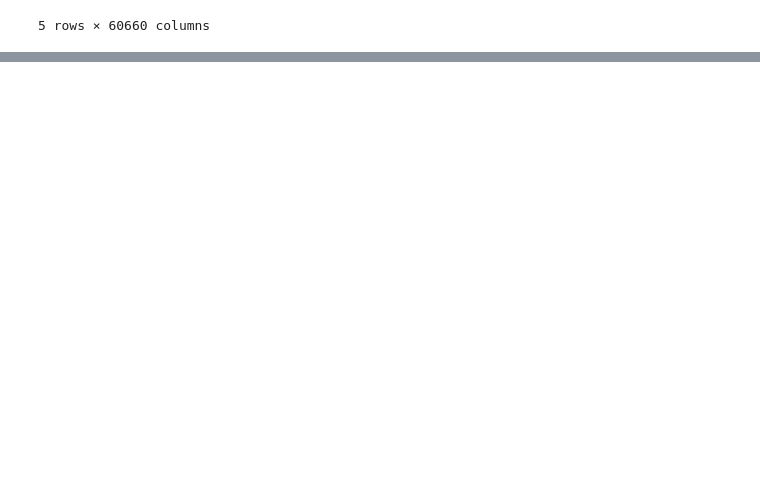
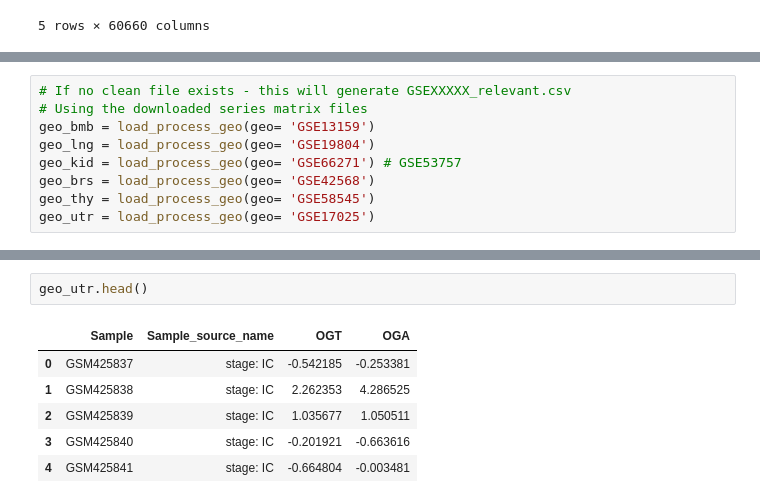
Before and after one commit to wonder-ai/O-GlcNAcylation_Project, a Jupyter notebook: 1_data_download.ipynb, the cells around one changed output, grey strips where cells are left out. Saved outputs shown, nothing was run; the diff lists cells and outputs as text; blank space fills up the shorter version.

```diff
--- a/1_data_download.ipynb
+++ b/1_data_download.ipynb
@@ -424,0 +742,9 @@ gene_exps.head()
+# %%
+# If no clean file exists - this will generate GSEXXXXX_relevant.csv
+# Using the downloaded series matrix files
+geo_bmb = load_process_geo(geo= 'GSE13159')
+geo_lng = load_process_geo(geo= 'GSE19804')
+geo_kid = load_process_geo(geo= 'GSE66271') # GSE53757
+geo_brs = load_process_geo(geo= 'GSE42568')
+geo_thy = load_process_geo(geo= 'GSE58545')
+geo_utr = load_process_geo(geo= 'GSE17025')
@@ -424,0 +764,9 @@ gene_exps.head()
+# %%
+geo_utr.head()
+# %% [output]
+|  | Sample | Sample_source_name | OGT | OGA |
+| 0 | GSM425837 | stage: IC | -0.542185 | -0.253381 |
+| 1 | GSM425838 | stage: IC | 2.262353 | 4.286525 |
+| 2 | GSM425839 | stage: IC | 1.035677 | 1.050511 |
+| 3 | GSM425840 | stage: IC | -0.201921 | -0.663616 |
+| 4 | GSM425841 | stage: IC | -0.664804 | -0.003481 |
```
Also changed, not shown: parts of 9 cells of this notebook.
